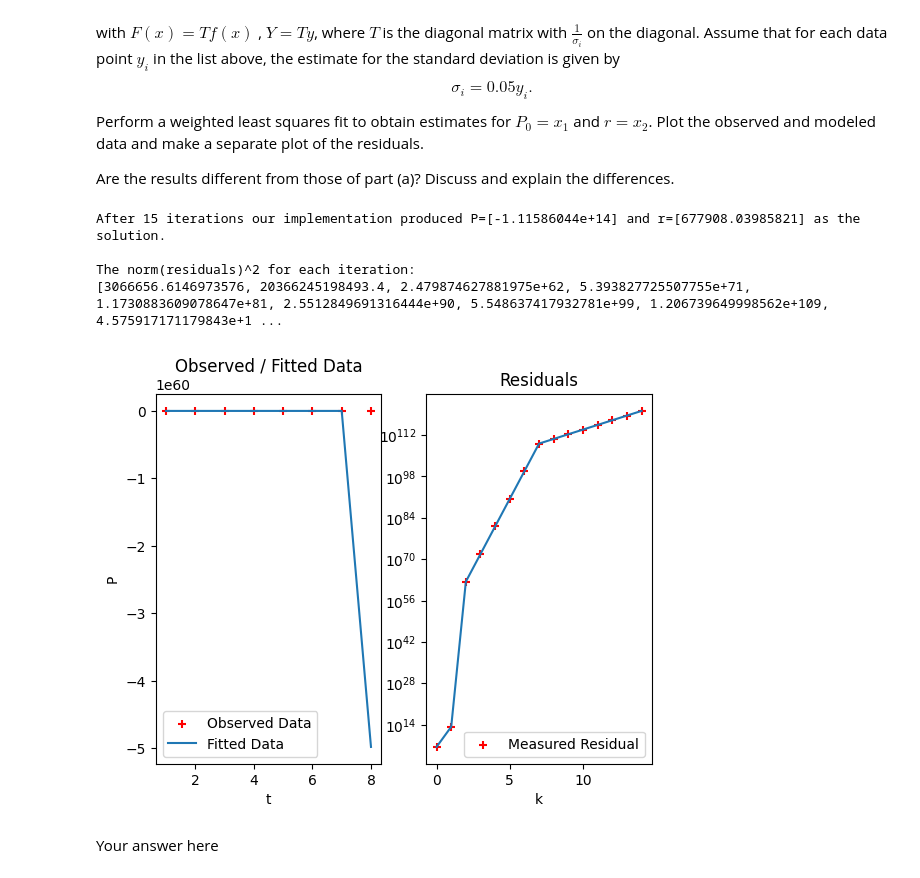
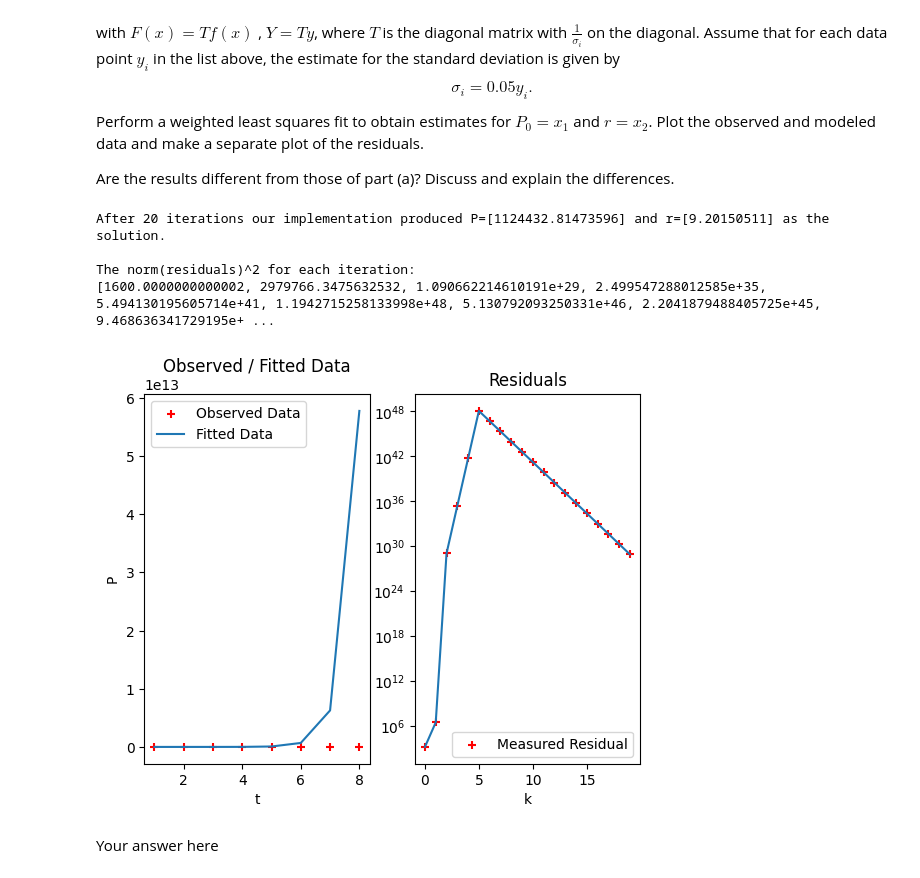
Before and after one commit to aM0NKE/NumericalAlgorithms, a Jupyter notebook: hw6_2022.ipynb, the cells around one changed output. Cells and saved outputs as stored; diff of their text form; code cells hidden in the pictures.

```diff
--- a/hw6_2022.ipynb
+++ b/hw6_2022.ipynb
@@ -35,6 +35,7 @@ Read chapter 6.6 on Nonlinear Least squares. Use the Gauss-Newton Method to fit
 
 Plot the observed and modeled data and make a separate plot of the residuals.
 # %%
+# Function to plot modeled/fitted data and residuals
 def plotFit(K, t, y, x, residuals_list):
     plt.subplot(1, 2, 1)
     plt.scatter(t, y, c="r", marker="+", label="Observed Data")
@@ -61,11 +62,11 @@ I used this for testing purpouses ;)
 # def F(t,x1,x2):
 #     return x1 * np.exp(x2*t)
 # def Jacobian(t, x1, x2):
-#     return np.array([-np.exp(x2*t), -x1*t*np.exp(x2*t)])
+#     return np.array([-np.exp(x2*t), -x1*t*np.exp(x2*t)]).T
 # # Data from same example
 # y = [2.0,0.7,0.3,0.1]
 # t = np.linspace(0,len(y)-1,len(y))
-
+# x0 = np.array([[1],[0]])
 
 # Function: f(t,x1,x2) = x1 * x2**t
 def F(t, x1, x2):
@@ -73,7 +74,7 @@ def F(t, x1, x2):
 
 # Jacobian of residual function
 def Jacobian(t, x1, x2):
-    return np.array([-x2**t, -t*x1*x2**(t-1)])
+    return np.array([-x2**t, -t*x1*x2**(t-1)]).T
 
 # Gauss-Newton Method to fit the function above^
 def NLLS_GaussNewton(K, x0, t, y, p=False):
@@ -87,14 +88,14 @@ def NLLS_GaussNewton(K, x0, t, y, p=False):
         y_pred = F(t, x[0], x[1])
 
         # compute the residuals and store norm(r)^2 to list
-        residuals = y - y_pred
-        residuals_list.append(np.linalg.norm(residuals) * np.linalg.norm(residuals))
+        residuals = np.array([y - y_pred]).T
+        residuals_list.append(np.linalg.norm(residuals)**2)
 
         # compute the Jacobian of residual function
         jacobian = Jacobian(t, x[0], x[1])
 
         # solve Newton step
-        s = np.linalg.lstsq(jacobian.T, -np.array([residuals]).T, rcond=None)[0]
+        s = np.linalg.lstsq(jacobian, -residuals, rcond=None)[0]
 
         # update the current solution
         x = x + s
@@ -147,19 +148,17 @@ Plot the observed and modeled data and make a separate plot of the residuals.
 
 Are the results different from those of part (a)? Discuss and explain the differences.
 # %%
-# NOTE: I don't think Newton has anything to do with this question?!
-
 # Returns wieghts matrix
 def getT(y, est=0.05):
     T = np.identity(len(y))
-    sigma = [(est * y_i)**2 for y_i in y]
+    sigma = [(est * y_i) for y_i in y] # is ^2 correct???
     T = T / sigma
     return T
 
-def weightedLS(K, x0, t, y, p=False):
+def weightedNLLS(K, x0, t, y, p=False):
     # store initial guess as current solution
     x = x0
-    # get T
+    # get weights matrix
     T = getT(y)
     # init list that stores norm residuals
     residuals_list = []
@@ -169,45 +168,46 @@ def weightedLS(K, x0, t, y, p=False):
         y_pred = F(t, x[0], x[1])
 
         # compute the residuals and store 1/2*norm(r)^2 to list
-        residuals = T @ y_pred - T @ y
-        residuals_list.append(1/2 * np.linalg.norm(residuals) * np.linalg.norm(residuals))
+        residuals = np.array([T @ y_pred - T @ y]).T
+        residuals_list.append(1/2 * np.linalg.norm(residuals)**2)
 
         # compute the Jacobian of residual function
         jacobian = Jacobian(t, x[0], x[1])
 
         # solve Newton step
-        s = np.linalg.lstsq(jacobian.T, -np.array([residuals]).T, rcond=None)[0]
+        s = np.linalg.lstsq(jacobian.T @ T @ jacobian, jacobian.T @ T @ residuals, rcond=None)[0]
 
         # update the current solution
         x = x + s
 
         # print info per iteration if flag set to True
         if p:
             print("ITERATION: {}".format(k))
             print("* T: \n{}".format(T))
             print("* Jacobian: \n{}".format(jacobian))
             print("* Residuals: \n{}".format(residuals))
             print("* Current x: \n{}".format(x))
             print("-----------------")
 
     # return solution and list of residuals
     return x, residuals_list
 
 y = [0.19, 0.36, 0.69, 1.3, 2.5, 4.7, 8.5, 14] # Data
 t = np.linspace(1,len(y),len(y)) # Time steps
-K = 15 # Max iterations
+K = 20 # Max iterations
 x0 = np.array([[0],[1]]) # Initial Guess
 
-x, residuals_list = weightedLS(K, x0, t, y, p=False)
+x, residuals_list = weightedNLLS(K, x0, t, y, p=False)
+
 print("After {} iterations our implementation produced P={} and r={} as the solution.\n".format(K, x[0], x[1]))
 print("The norm(residuals)^2 for each iteration: \n{}".format(residuals_list))
 plotFit(K, t, y, x, residuals_list)
 # %% [output]
-After 15 iterations our implementation produced P=[-1.11586044e+14] and r=[677908.03985821] as the solution.
+After 20 iterations our implementation produced P=[1124432.81473596] and r=[9.20150511] as the solution.
 
 The norm(residuals)^2 for each iteration:
-[3066656.6146973576, 20366245198493.4, 2.479874627881975e+62, 5.393827725507755e+71, 1.1730883609078647e+81, 2.5512849691316444e+90, 5.548637417932781e+99, 1.206739649998562e+109, 4.575917171179843e+1 ...
+[1600.0000000000002, 2979766.3475632532, 1.090662214610191e+29, 2.499547288012585e+35, 5.494130195605714e+41, 1.1942715258133998e+48, 5.130792093250331e+46, 2.2041879488405725e+45, 9.468636341729195e+ ...
-[figure, old version]
+[figure, new version]
 # %% [markdown]
 Your answer here
 # %% [markdown]
```
Also changed, not shown: parts of 1 cell of this notebook.
